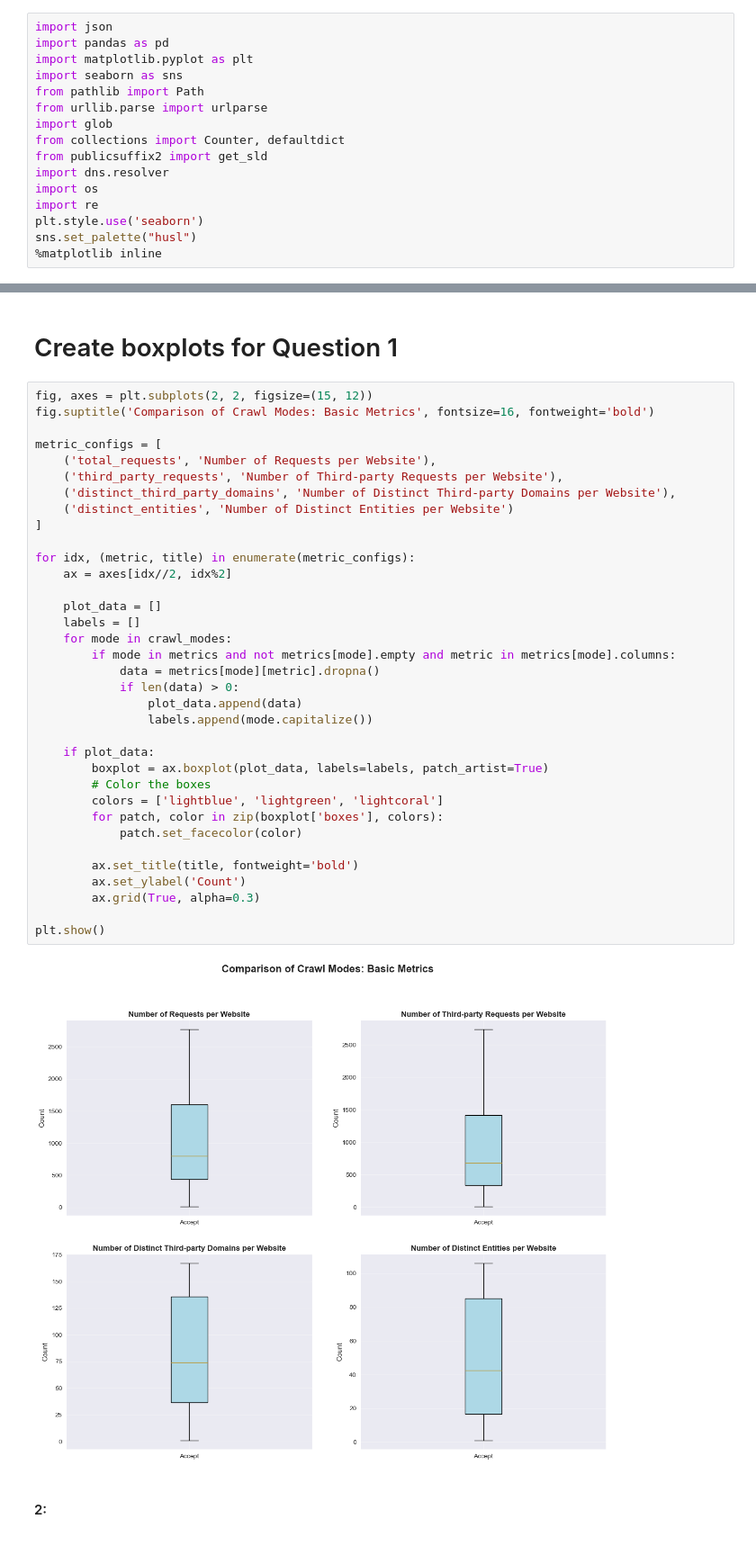
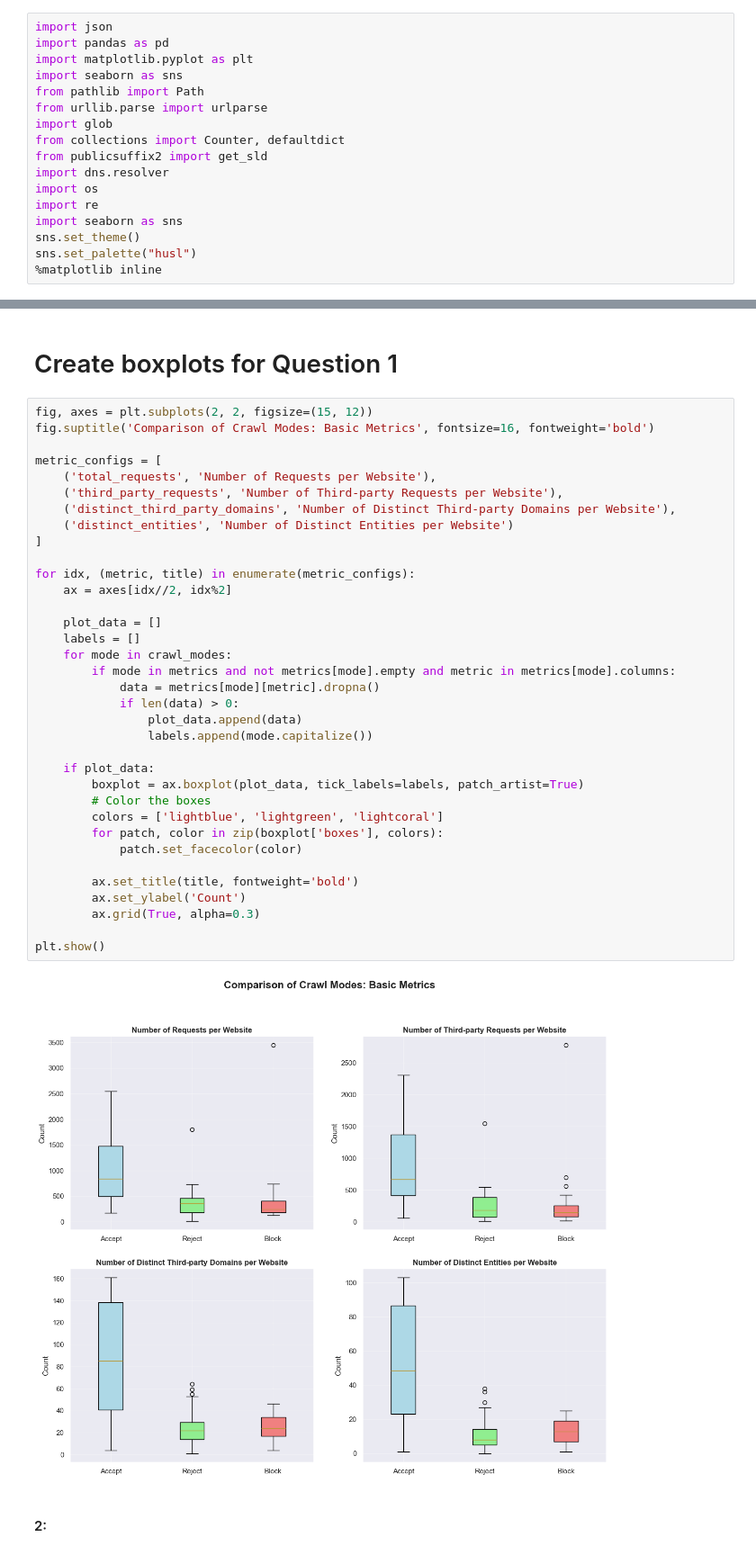
Before and after one commit to TijsWouters/Online-Tracking-and-Privacy-Crawler, a Jupyter notebook: analysis/analysis.ipynb, the cells around one changed output, grey strips where cells are left out. Shown at 90% size. Drawn from its saved outputs; the diff is of its cells as text.

```diff
--- a/analysis/analysis.ipynb
+++ b/analysis/analysis.ipynb
@@ -144,7 +37,8 @@ from publicsuffix2 import get_sld
 import dns.resolver
 import os
 import re
-plt.style.use('seaborn')
+import seaborn as sns
+sns.set_theme()
 sns.set_palette("husl")
 %matplotlib inline
 # %%
@@ -340,35 +255,35 @@ metric_configs = [
     ('total_requests', 'Number of Requests per Website'),
     ('third_party_requests', 'Number of Third-party Requests per Website'),
     ('distinct_third_party_domains', 'Number of Distinct Third-party Domains per Website'),
     ('distinct_entities', 'Number of Distinct Entities per Website')
 ]
 
 for idx, (metric, title) in enumerate(metric_configs):
     ax = axes[idx//2, idx%2]
 
     plot_data = []
     labels = []
     for mode in crawl_modes:
         if mode in metrics and not metrics[mode].empty and metric in metrics[mode].columns:
             data = metrics[mode][metric].dropna()
             if len(data) > 0:
                 plot_data.append(data)
                 labels.append(mode.capitalize())
 
     if plot_data:
-        boxplot = ax.boxplot(plot_data, labels=labels, patch_artist=True)
+        boxplot = ax.boxplot(plot_data, tick_labels=labels, patch_artist=True)
         # Color the boxes
         colors = ['lightblue', 'lightgreen', 'lightcoral']
         for patch, color in zip(boxplot['boxes'], colors):
             patch.set_facecolor(color)
 
         ax.set_title(title, fontweight='bold')
         ax.set_ylabel('Count')
         ax.grid(True, alpha=0.3)
 
 plt.show()
 # %% [output]
-[figure, old version]
+[figure, new version]
 # %% [markdown]
 #### 2:
 # %%
```
Also changed, not shown: parts of 21 cells of this notebook.
